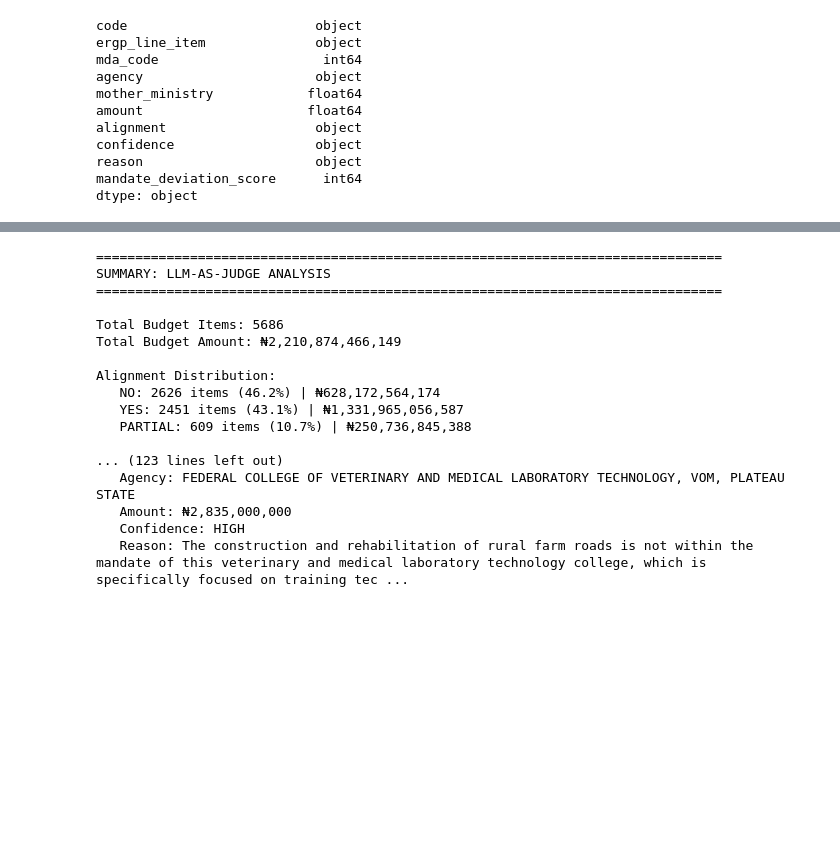
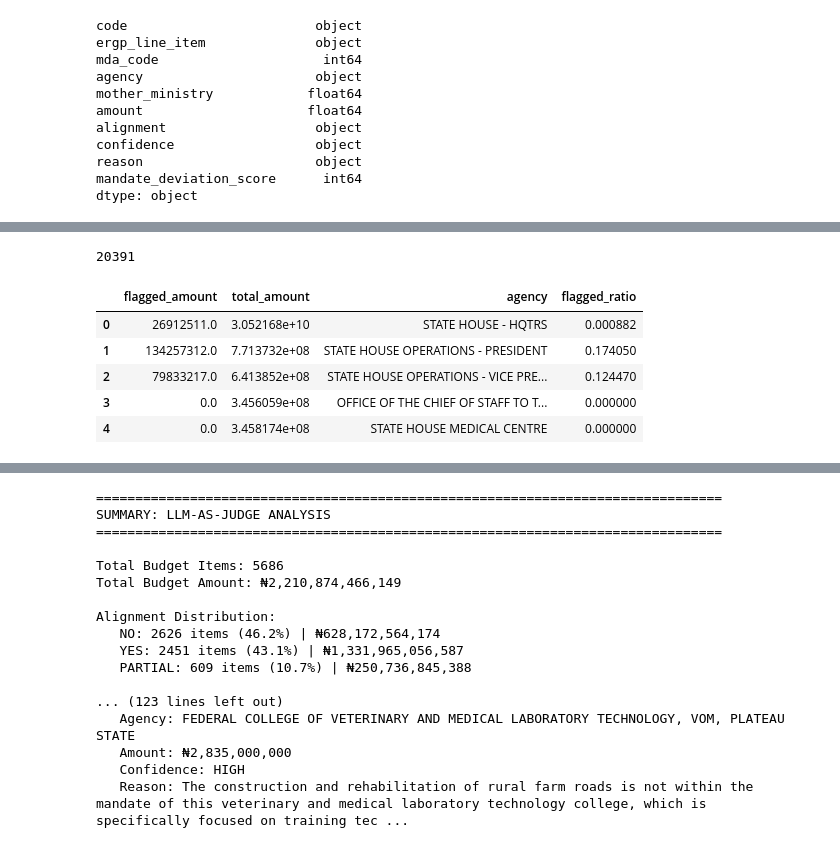
Before and after one commit to abelunbound/fg_interactive_budget, a Jupyter notebook: llm_as_a_judge.ipynb, the cells around one changed output, grey strips where cells are left out. Cells and saved outputs as stored; diff of their text form; code cells hidden in the pictures; blank space fills up the shorter version.

```diff
--- a/llm_as_a_judge.ipynb
+++ b/llm_as_a_judge.ipynb
@@ -690,3 +792,18 @@ confidence                  object
 reason                      object
 mandate_deviation_score      int64
 dtype: object
+# %%
+# stack 1 - 380, 381 - 580 and 581 - 891.
+
+mandate_deviation_output_path_1_380 = "data/outputs/mandate_deviation/combined_llm_alignment_results_1_to_380.csv"
+result_df_1_380= pd.read_csv(mandate_deviation_output_path_1_380)
+
+mandate_deviation_output_path_381_580 = "data/outputs/mandate_deviation/llm_alignment_results_381_580.csv"
+result_df_381_580= pd.read_csv(mandate_deviation_output_path_381_580)
+
+mandate_deviation_output_path_581_891 = "data/outputs/mandate_deviation/llm_alignment_results_581_891.csv"
+result_df_581_891= pd.read_csv(mandate_deviation_output_path_581_891)
+
+# Merge vertically (stack rows)
+merged_mandate_deviation_for_mdas_1_580_df = pd.concat([result_df_1_380, result_df_381_580], ignore_index=True)
+merged_mandate_deviation_for_mdas_1_891_df = pd.concat([merged_mandate_deviation_for_mdas_1_580_df, result_df_581_891], ignore_index=True)
@@ -692,0 +846,4 @@ dtype: object
+# %%
+print(len(mdas_1_891_no_duplicates))
+# %% [output]
+20391
@@ -692,0 +865,9 @@ dtype: object
+# %%
+budget_padding_summary_df.head()
+# %% [output]
+|  | flagged_amount | total_amount | agency | flagged_ratio |
+| 0 | 26912511.0 | 3.052168e+10 | STATE HOUSE - HQTRS | 0.000882 |
+| 1 | 134257312.0 | 7.713732e+08 | STATE HOUSE OPERATIONS - PRESIDENT | 0.174050 |
+| 2 | 79833217.0 | 6.413852e+08 | STATE HOUSE OPERATIONS - VICE PRE... | 0.124470 |
+| 3 | 0.0 | 3.456059e+08 | OFFICE OF THE CHIEF OF STAFF TO T... | 0.000000 |
+| 4 | 0.0 | 3.458174e+08 | STATE HOUSE MEDICAL CENTRE | 0.000000 |
```
Also changed, not shown: parts of 34 cells of this notebook, 16 other files.
